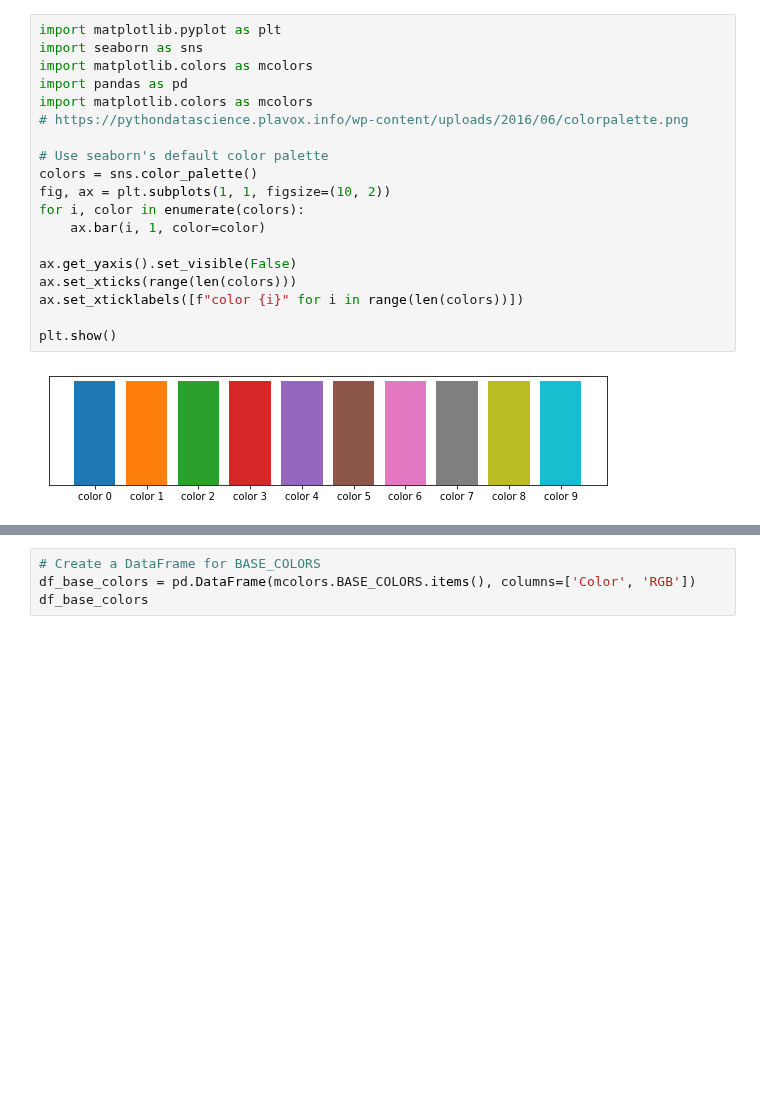
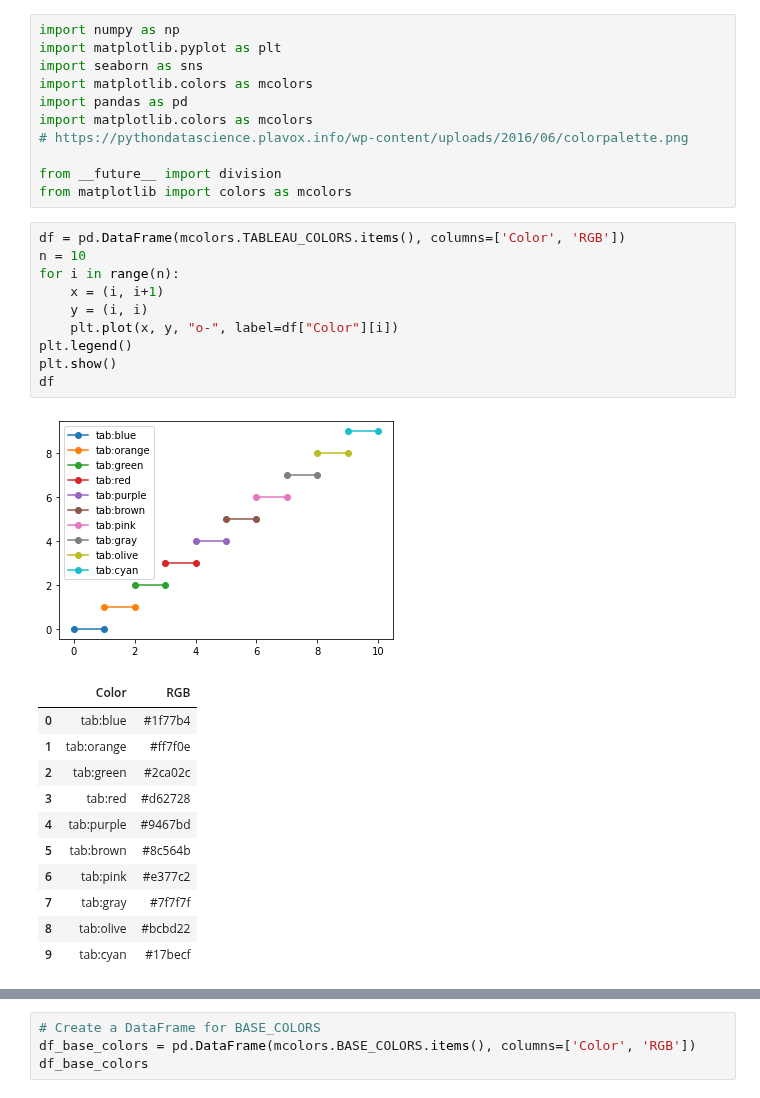
Before and after one commit to ken-100/Investment_Python, a Jupyter notebook: Basic/Setting/Color.ipynb, the cells around one changed output, grey strips where cells are left out. Cells and saved outputs as stored; diff of their text form; blank space fills up the shorter version.

```diff
--- a/Basic/Setting/Color.ipynb
+++ b/Basic/Setting/Color.ipynb
@@ -1,4 +1,5 @@
 # %%
+import numpy as np
 import matplotlib.pyplot as plt
 import seaborn as sns
 import matplotlib.colors as mcolors
@@ -6,16 +7,28 @@ import pandas as pd
 import matplotlib.colors as mcolors
 # https://pythondatascience.plavox.info/wp-content/uploads/2016/06/colorpalette.png
 
-# Use seaborn's default color palette
-colors = sns.color_palette()
-fig, ax = plt.subplots(1, 1, figsize=(10, 2))
-for i, color in enumerate(colors):
-    ax.bar(i, 1, color=color)
-
-ax.get_yaxis().set_visible(False)
-ax.set_xticks(range(len(colors)))
-ax.set_xticklabels([f"color {i}" for i in range(len(colors))])
-
-plt.show()
+from __future__ import division
+from matplotlib import colors as mcolors
-# %% [output]
-[figure, removed]
+# %%
+df = pd.DataFrame(mcolors.TABLEAU_COLORS.items(), columns=['Color', 'RGB'])
+n = 10
+for i in range(n):
+    x = (i, i+1)
+    y = (i, i)
+    plt.plot(x, y, "o-", label=df["Color"][i])
+plt.legend()
+plt.show()
+df
+# %% [output]
+[figure, added]
+|  | Color | RGB |
+| 0 | tab:blue | #1f77b4 |
+| 1 | tab:orange | #ff7f0e |
+| 2 | tab:green | #2ca02c |
+| 3 | tab:red | #d62728 |
+| 4 | tab:purple | #9467bd |
+| 5 | tab:brown | #8c564b |
+| 6 | tab:pink | #e377c2 |
+| 7 | tab:gray | #7f7f7f |
+| 8 | tab:olive | #bcbd22 |
+| 9 | tab:cyan | #17becf |
```
Also changed, not shown: parts of 4 cells of this notebook.
